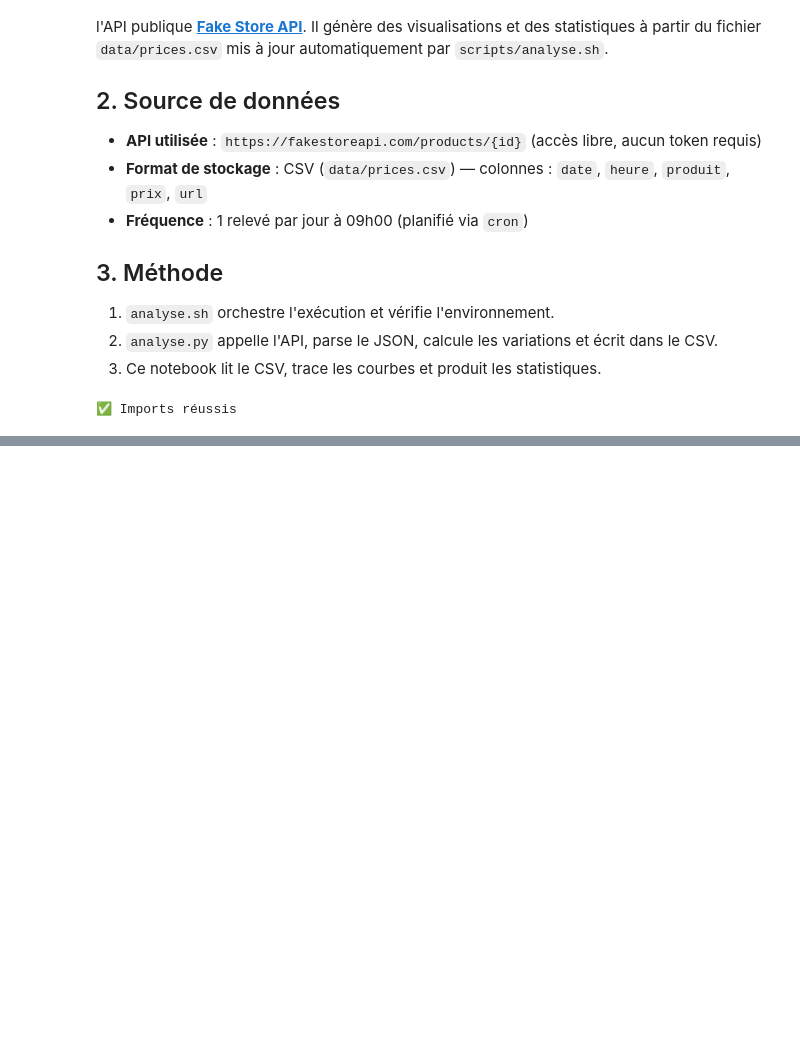
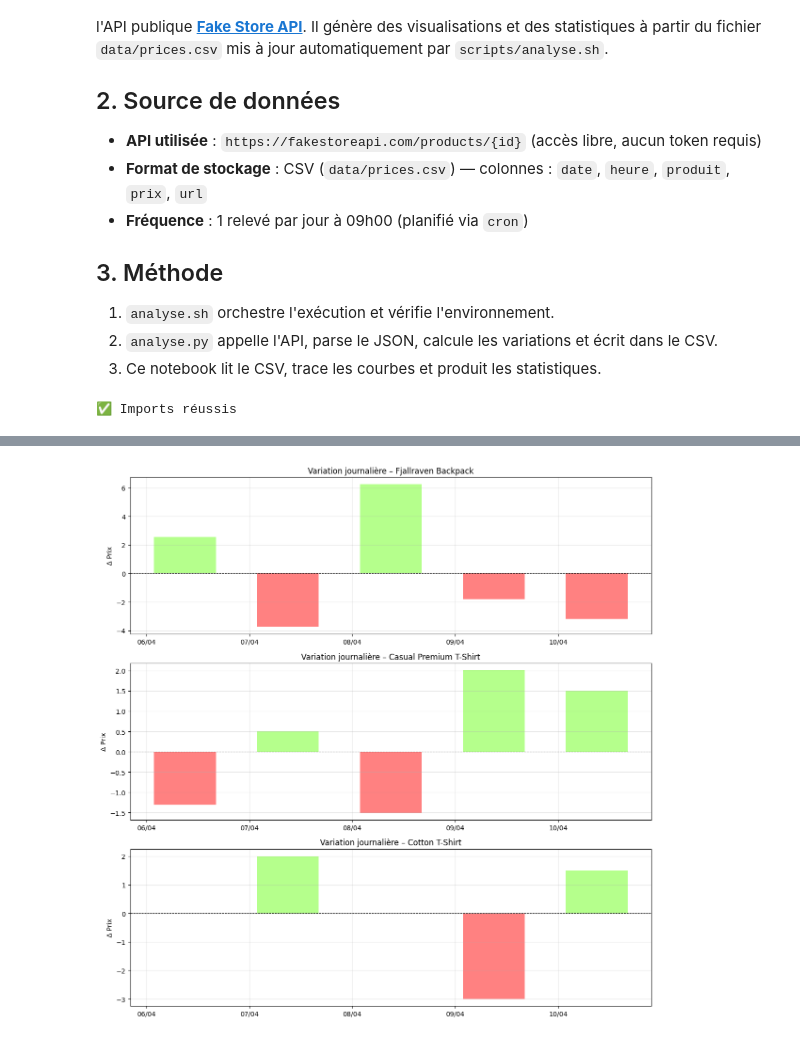
Before and after one commit to CollegeBoreal/INF1102-201-26H-03, a Jupyter notebook: 8.Project/300137754/RAPPORT.ipynb, the cells around one changed output, grey strips where cells are left out. Drawn from its saved outputs; the diff is of its cells as text; code cells hidden in the pictures; blank space fills up the shorter version.

```diff
--- a/8.Project/300137754/RAPPORT.ipynb
+++ b/8.Project/300137754/RAPPORT.ipynb
@@ -79,0 +127,32 @@ Produits suivis : ['Fjallraven Backpack', 'Casual Premium T-Shirt', 'Cotton T-Sh
+# %%
+import matplotlib.pyplot as plt
+import matplotlib.dates as mdates
+
+produits = df['produit'].unique()
+
+fig, axes = plt.subplots(len(produits), 1, figsize=(12, 4 * len(produits)), sharex=False)
+
+if len(produits) == 1:
+    axes = [axes]
+
+for i, produit in enumerate(produits):
+    subset = df[df['produit'] == produit].copy().reset_index(drop=True)
+    subset['variation'] = subset['prix'].diff()
+    subset_v = subset.dropna(subset=['variation'])
+
+    colors_bar = ['#ff6b6b' if v < 0 else '#a8ff78' for v in subset_v['variation']]
+
+    axes[i].bar(subset_v['datetime'], subset_v['variation'],
+                color=colors_bar, width=0.6, alpha=0.85)
+
+    axes[i].axhline(0, color='black', linewidth=0.8, linestyle='--')
+    axes[i].set_title(f'Variation journalière – {produit}')
+    axes[i].set_ylabel('Δ Prix')
+
+    axes[i].xaxis.set_major_formatter(mdates.DateFormatter('%d/%m'))
+    axes[i].grid(True, alpha=0.3)
+
+plt.tight_layout()
+plt.show()
+# %% [output]
+[figure, added]
```
Also changed, not shown: parts of 8 cells of this notebook.
